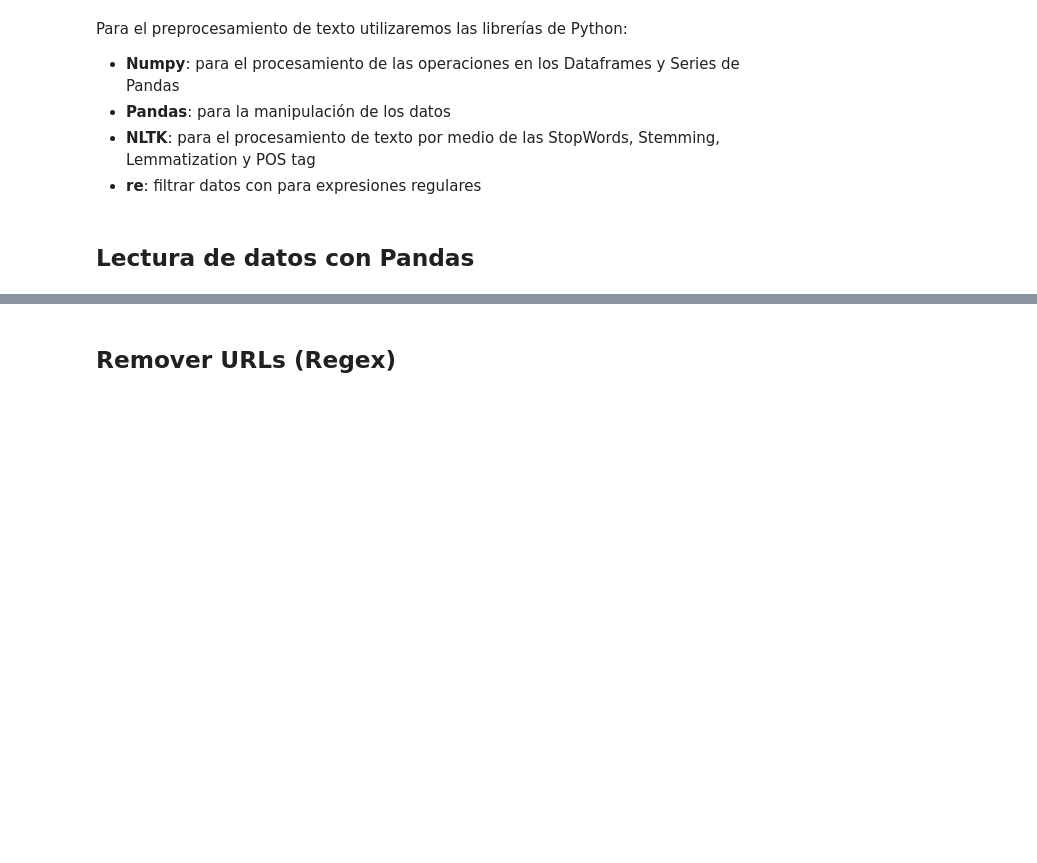
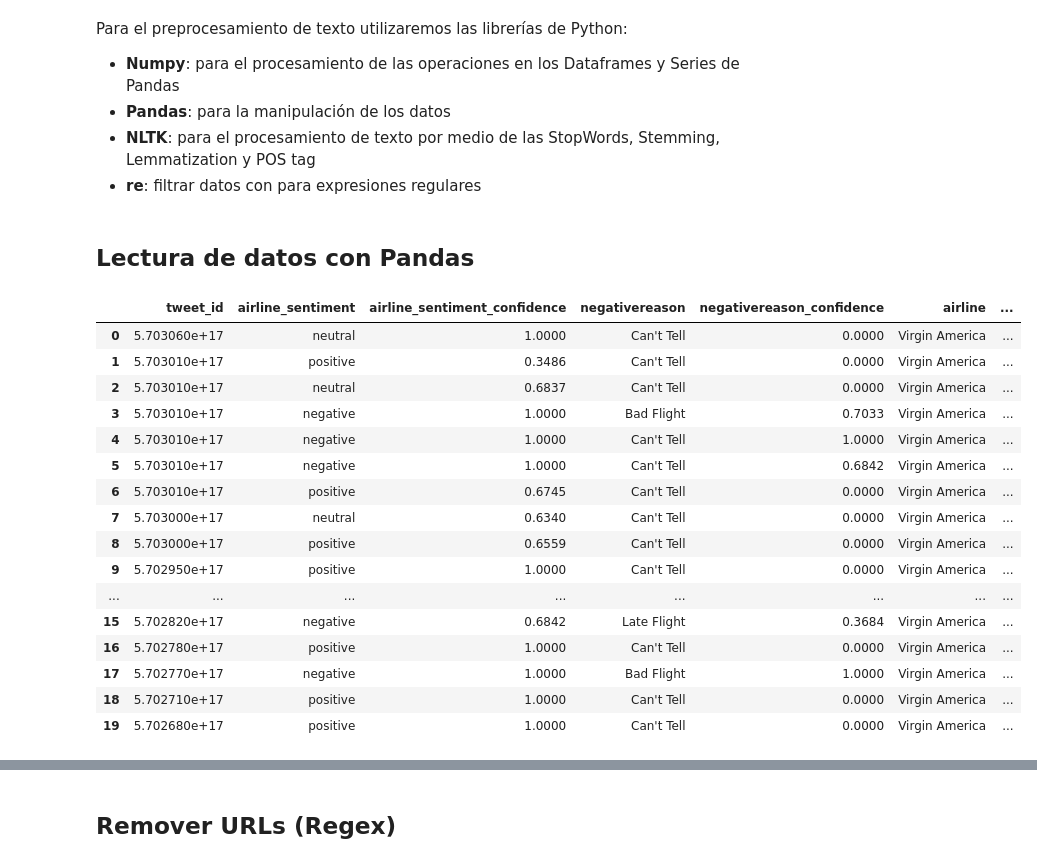
Before and after one commit to LuisLopez97/dashboardParametrizable, a Jupyter notebook: dashboard/backend/preprocesamiento/Preprocesamiento de datos.ipynb, the cells around one changed output, grey strips where cells are left out. Cells and saved outputs as stored; diff of their text form; code cells hidden in the pictures; blank space fills up the shorter version.

```diff
--- a/dashboard/backend/preprocesamiento/Preprocesamiento de datos.ipynb
+++ b/dashboard/backend/preprocesamiento/Preprocesamiento de datos.ipynb
@@ -23,8 +23,26 @@ import re
 pd.set_option('display.max_colwidth', -1)
 # %%
 # Lectura de CSV
-df = pd.read_csv("Tweets_pg_prepared.csv")
-data = df.tail() # Muestra los datos
+data = pd.read_csv("Tweets_pg_prepared.csv")
+data.head(20) # Muestra los datos
+# %% [output]
+|  | tweet_id | airline_sentiment | airline_sentiment_confidence | negativereason | negativereason_confidence | airline | ... |
+| 0 | 5.703060e+17 | neutral | 1.0000 | Can't Tell | 0.0000 | Virgin America | ... |
+| 1 | 5.703010e+17 | positive | 0.3486 | Can't Tell | 0.0000 | Virgin America | ... |
+| 2 | 5.703010e+17 | neutral | 0.6837 | Can't Tell | 0.0000 | Virgin America | ... |
+| 3 | 5.703010e+17 | negative | 1.0000 | Bad Flight | 0.7033 | Virgin America | ... |
+| 4 | 5.703010e+17 | negative | 1.0000 | Can't Tell | 1.0000 | Virgin America | ... |
+| 5 | 5.703010e+17 | negative | 1.0000 | Can't Tell | 0.6842 | Virgin America | ... |
+| 6 | 5.703010e+17 | positive | 0.6745 | Can't Tell | 0.0000 | Virgin America | ... |
+| 7 | 5.703000e+17 | neutral | 0.6340 | Can't Tell | 0.0000 | Virgin America | ... |
+| 8 | 5.703000e+17 | positive | 0.6559 | Can't Tell | 0.0000 | Virgin America | ... |
+| 9 | 5.702950e+17 | positive | 1.0000 | Can't Tell | 0.0000 | Virgin America | ... |
+| ... | ... | ... | ... | ... | ... | ... | ... |
+| 15 | 5.702820e+17 | negative | 0.6842 | Late Flight | 0.3684 | Virgin America | ... |
+| 16 | 5.702780e+17 | positive | 1.0000 | Can't Tell | 0.0000 | Virgin America | ... |
+| 17 | 5.702770e+17 | negative | 1.0000 | Bad Flight | 1.0000 | Virgin America | ... |
+| 18 | 5.702710e+17 | positive | 1.0000 | Can't Tell | 0.0000 | Virgin America | ... |
+| 19 | 5.702680e+17 | positive | 1.0000 | Can't Tell | 0.0000 | Virgin America | ... |
 # %%
 data["text"] # Mostrar los datos de la columna "text"
 # %% [output]
```
Also changed, not shown: parts of 58 cells of this notebook, 1 other file.
